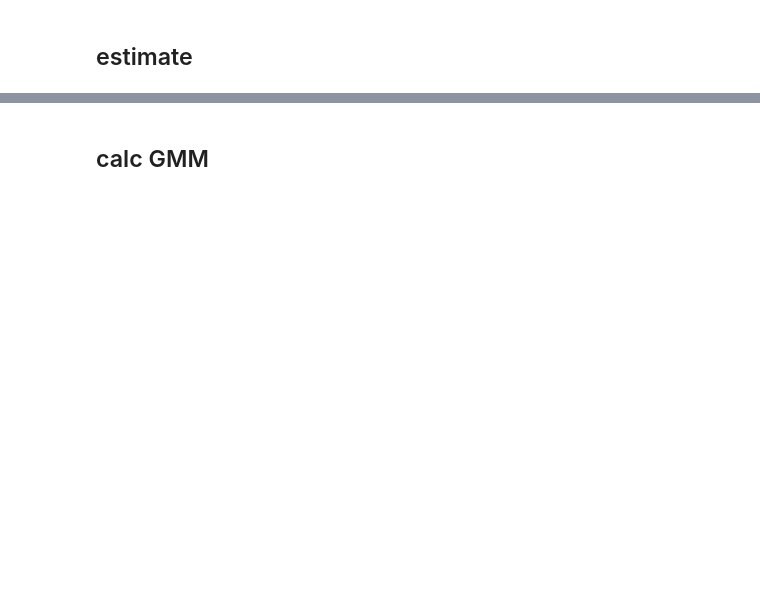
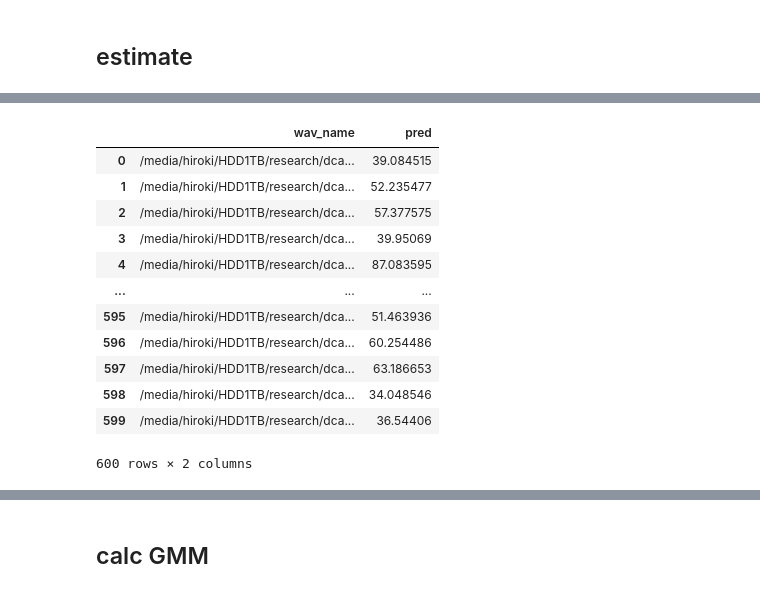
Before and after one commit to HirokiNarita/dcase2021_task2, a Jupyter notebook: src/model_codes/MahalanobisAD_exp/MahalanobisAD_orig_add_data/01_evaluation_notebook.ipynb, the cells around one changed output, grey strips where cells are left out. Drawn from its saved outputs; the diff is of its cells as text; code cells hidden in the pictures; blank space fills up the shorter version.

```diff
--- a/src/model_codes/MahalanobisAD_exp/MahalanobisAD_orig_add_data/01_evaluation_notebook.ipynb
+++ b/src/model_codes/MahalanobisAD_exp/MahalanobisAD_orig_add_data/01_evaluation_notebook.ipynb
@@ -200,0 +211,19 @@ def calc_AUC
+# %%
+preds_pd = np.stack([np.array(ext_data[phase]['wav_names']), preds], axis=1)
+preds_pd = pd.DataFrame(preds_pd, columns=['wav_name', 'pred'])
+# %%
+preds_pd
+# %% [output]
+|  | wav_name | pred |
+| 0 | /media/hiroki/HDD1TB/research/dca... | 39.084515 |
+| 1 | /media/hiroki/HDD1TB/research/dca... | 52.235477 |
+| 2 | /media/hiroki/HDD1TB/research/dca... | 57.377575 |
+| 3 | /media/hiroki/HDD1TB/research/dca... | 39.95069 |
+| 4 | /media/hiroki/HDD1TB/research/dca... | 87.083595 |
+| ... | ... | ... |
+| 595 | /media/hiroki/HDD1TB/research/dca... | 51.463936 |
+| 596 | /media/hiroki/HDD1TB/research/dca... | 60.254486 |
+| 597 | /media/hiroki/HDD1TB/research/dca... | 63.186653 |
+| 598 | /media/hiroki/HDD1TB/research/dca... | 34.048546 |
+| 599 | /media/hiroki/HDD1TB/research/dca... | 36.54406 |
+600 rows × 2 columns
```
Also changed, not shown: parts of 20 cells of this notebook, 12 other files.
